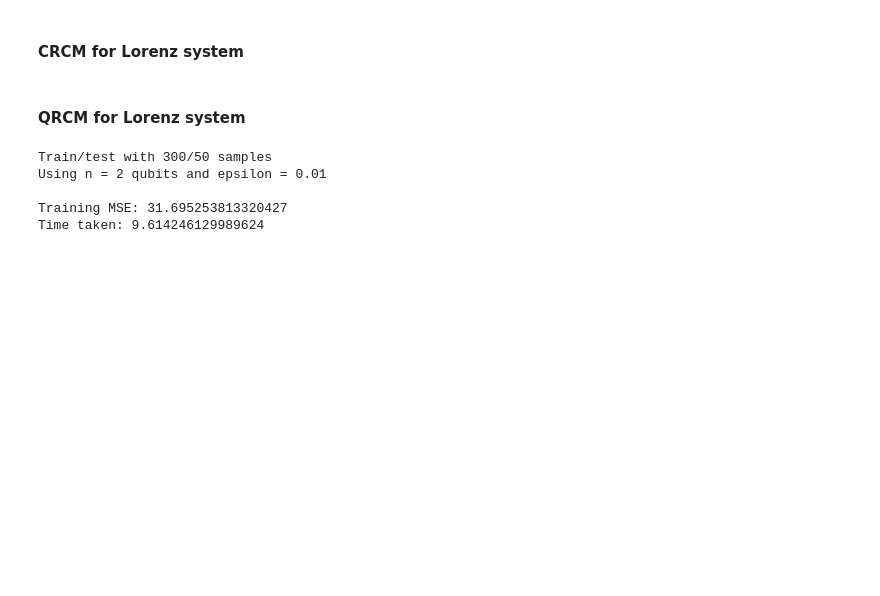
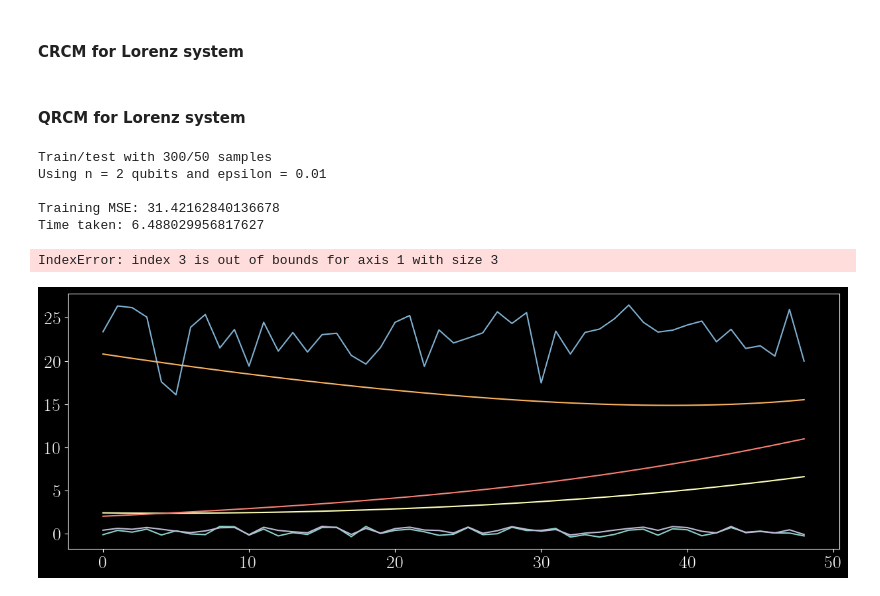
Before and after one commit to raihaan123/Quantum-Turbulence-Learning, a Jupyter notebook: src/main.ipynb, the cells around one changed output. Cells and saved outputs as stored; diff of their text form; code cells hidden in the pictures; blank space fills up the shorter version.

```diff
--- a/src/main.ipynb
+++ b/src/main.ipynb
@@ -37,18 +37,21 @@ N_sets          = [N_washout, N_train, N_test]
 # %%
 # Instantiate the solver object
 lor3 = Lorentz(params, dt, N_sets)
 
 # Instantiate the QRCM object
 qrcm = QRCM(solver  = lor3,
             qubits  = 2,
             eps     = 0.01,
             tik     = 1e-6)
 
 # Train the QRCM with the training data
 qrcm.train(override=True)
+qrcm.forward()
 # %% [output]
 Train/test with 300/50 samples
 Using n = 2 qubits and epsilon = 0.01
 
-Training MSE: 31.695253813320427
-Time taken: 9.614246129989624
+Training MSE: 31.42162840136678
+Time taken: 6.488029956817627
+IndexError: index 3 is out of bounds for axis 1 with size 3
+[figure, added]
```
Also changed, not shown: 6 other files.
